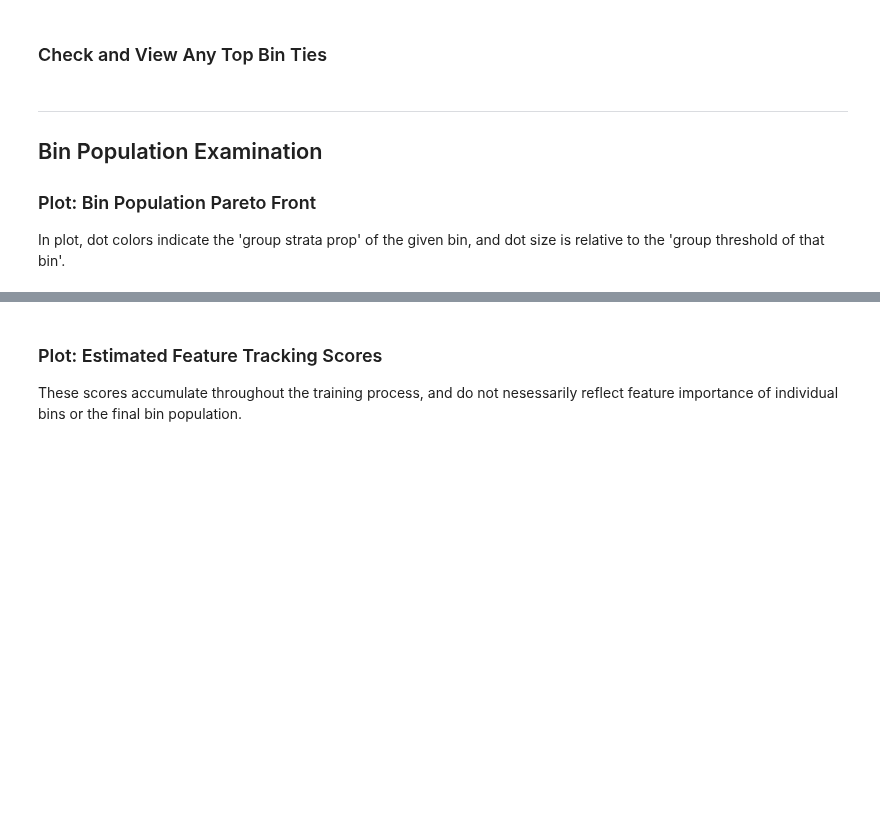
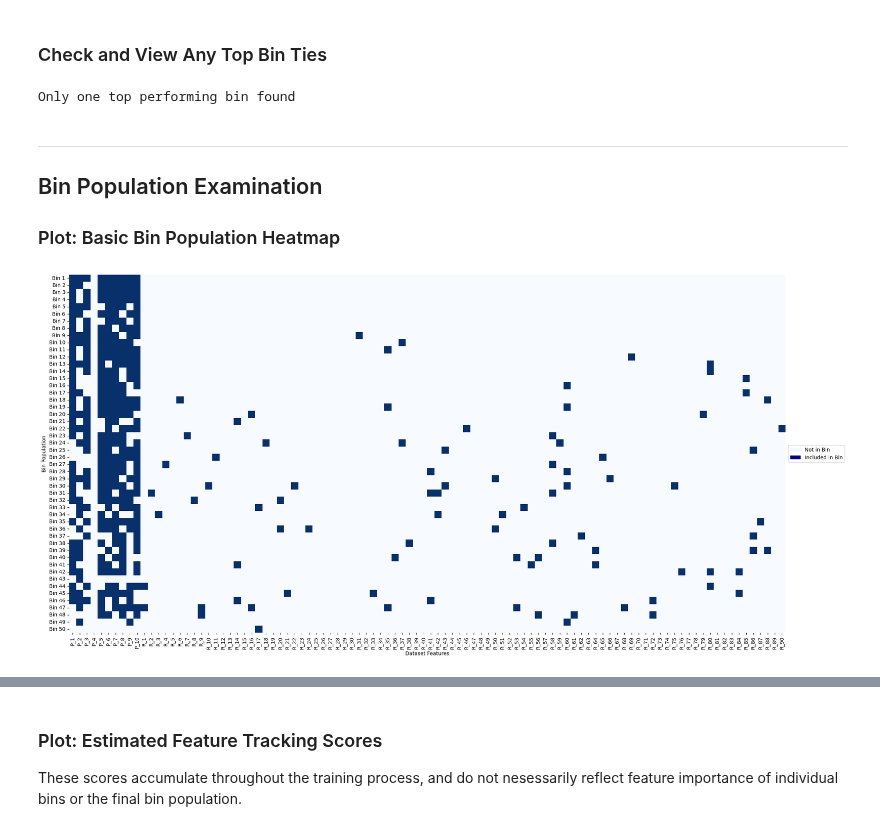
Before and after one commit to UrbsLab/scikit-FIBERS, a Jupyter notebook: FIBERS_Survival_Demo.ipynb, the cells around one changed output, grey strips where cells are left out. Drawn from its saved outputs; the diff is of its cells as text; code cells hidden in the pictures; blank space fills up the shorter version.

Commit message:
Updated codebase and notebooks to include rule population heatmaps

```diff
--- a/FIBERS_Survival_Demo.ipynb
+++ b/FIBERS_Survival_Demo.ipynb
@@ -45,7 +57,7 @@ print(value_counts)
 ## Run FIBERS (Training)
 # %%
 fibers = FIBERS(outcome_label="Duration", outcome_type="survival", iterations=50, pop_size=50, tournament_prop=0.5, crossover_prob=0.5, min_mutation_prob=0.1, max_mutation_prob=0.5, merge_prob=0.1,
-                new_gen=1.0, elitism=0.1, diversity_pressure=5, min_bin_size=1, max_bin_size=None, max_bin_init_size=10, fitness_metric="log_rank", log_rank_weighting=None, censor_label="Censoring",
+                new_gen=1.0, elitism=0.1, diversity_pressure=3, min_bin_size=1, max_bin_size=None, max_bin_init_size=10, fitness_metric="log_rank", log_rank_weighting=None, censor_label="Censoring",
                 group_strata_min=0.2, penalty=0.5, group_thresh=None, min_thresh=0, max_thresh=5, int_thresh=True, thresh_evolve_prob=0.5, manual_bin_init=None, covariates=None, report=[0,10,20,30,40],
                 random_seed=42,verbose=False)
 fibers = fibers.fit(data)
@@ -72,8 +208,13 @@ fibers.get_kaplan_meir(data,bin_index,save=True,output_folder=output_folder,data
 ### Check and View Any Top Bin Ties
 # %%
 fibers.report_ties()
+# %% [output]
+Only one top performing bin found
 # %% [markdown]
 ***
 ## Bin Population Examination
-### Plot: Bin Population Pareto Front
-In plot, dot colors indicate the 'group strata prop' of the given bin, and dot size is relative to the 'group threshold of that bin'.
+### Plot: Basic Bin Population Heatmap
+# %%
+fibers.get_bin_population_heatmap_plot(save=True,output_folder=output_folder,data_name=data_name)
+# %% [output]
+[figure, added]
```
Also changed, not shown: parts of 20 cells of this notebook, 4 other files.
